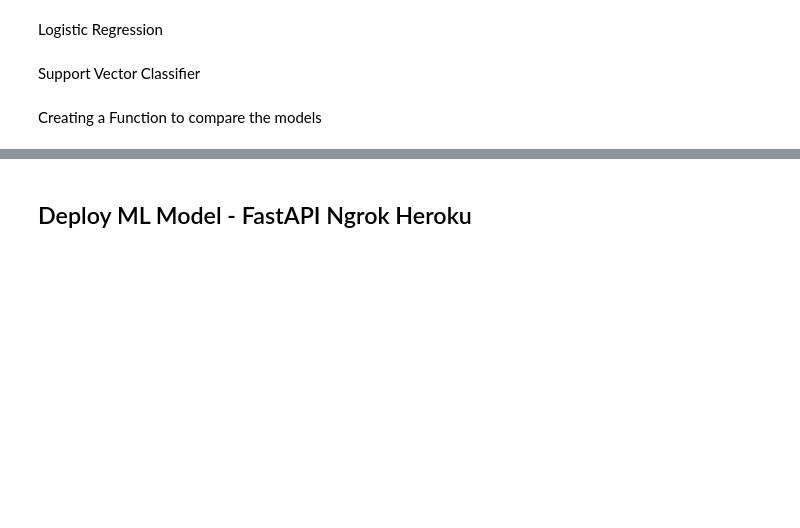
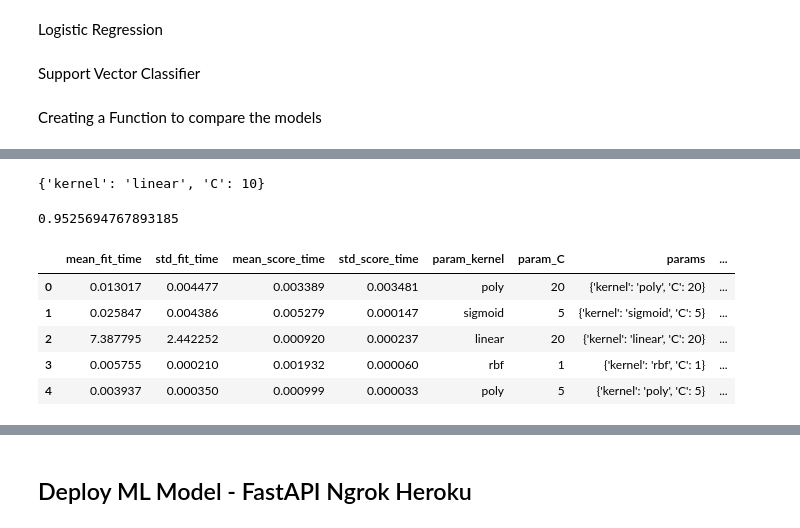
Before and after one commit to 1500-Shubham/ML-DL-AI, a Jupyter notebook: machine_learning_course_curriculum_siddhardhan.ipynb, the cells around one changed output, grey strips where cells are left out. Cells and saved outputs as stored; diff of their text form; code cells hidden in the pictures; blank space fills up the shorter version.

```diff
--- a/machine_learning_course_curriculum_siddhardhan.ipynb
+++ b/machine_learning_course_curriculum_siddhardhan.ipynb
@@ -2130,0 +2362,10 @@ from sklearn.model_selection import RandomizedSearchCV
+# %%
+# hyperparameters
+
+parameters = {
+              'kernel':['linear','poly','rbf','sigmoid'],
+              'C':[1, 5, 10, 20]
+}
+# %%
+# grid search
+classifier = RandomizedSearchCV(model, parameters, cv=5)
@@ -2130,0 +2400,26 @@ from sklearn.model_selection import RandomizedSearchCV
+# %%
+# best parameters
+
+best_parameters = classifier.best_params_
+print(best_parameters)
+# %% [output]
+{'kernel': 'linear', 'C': 10}
+# %%
+# higest accuracy
+
+highest_accuracy = classifier.best_score_
+print(highest_accuracy)
+# %% [output]
+0.9525694767893185
+# %%
+# loading the results to pandas dataframe
+result = pd.DataFrame(classifier.cv_results_)
+# %%
+result.head()
+# %% [output]
+|  | mean_fit_time | std_fit_time | mean_score_time | std_score_time | param_kernel | param_C | params | ... |
+| 0 | 0.013017 | 0.004477 | 0.003389 | 0.003481 | poly | 20 | {'kernel': 'poly', 'C': 20} | ... |
+| 1 | 0.025847 | 0.004386 | 0.005279 | 0.000147 | sigmoid | 5 | {'kernel': 'sigmoid', 'C': 5} | ... |
+| 2 | 7.387795 | 2.442252 | 0.000920 | 0.000237 | linear | 20 | {'kernel': 'linear', 'C': 20} | ... |
+| 3 | 0.005755 | 0.000210 | 0.001932 | 0.000060 | rbf | 1 | {'kernel': 'rbf', 'C': 1} | ... |
+| 4 | 0.003937 | 0.000350 | 0.000999 | 0.000033 | poly | 5 | {'kernel': 'poly', 'C': 5} | ... |
```
Also changed, not shown: parts of 43 cells of this notebook.
